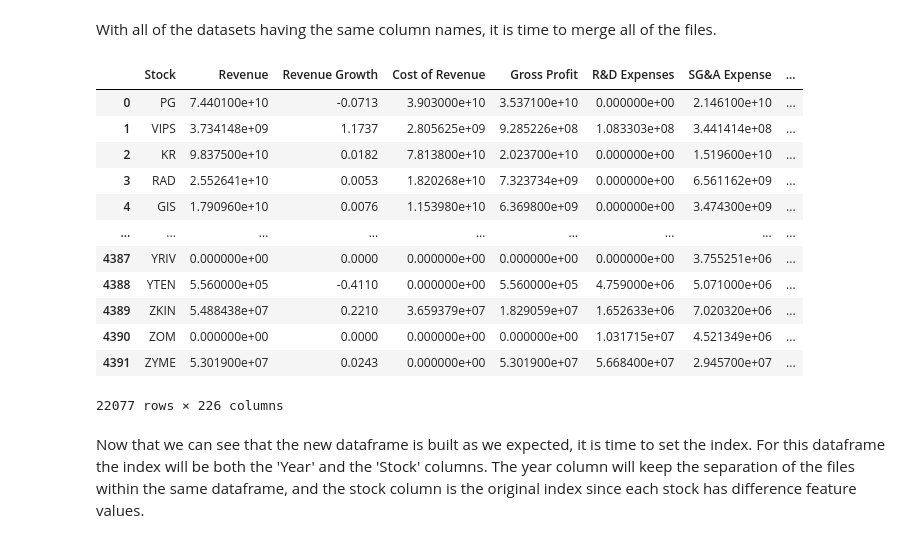
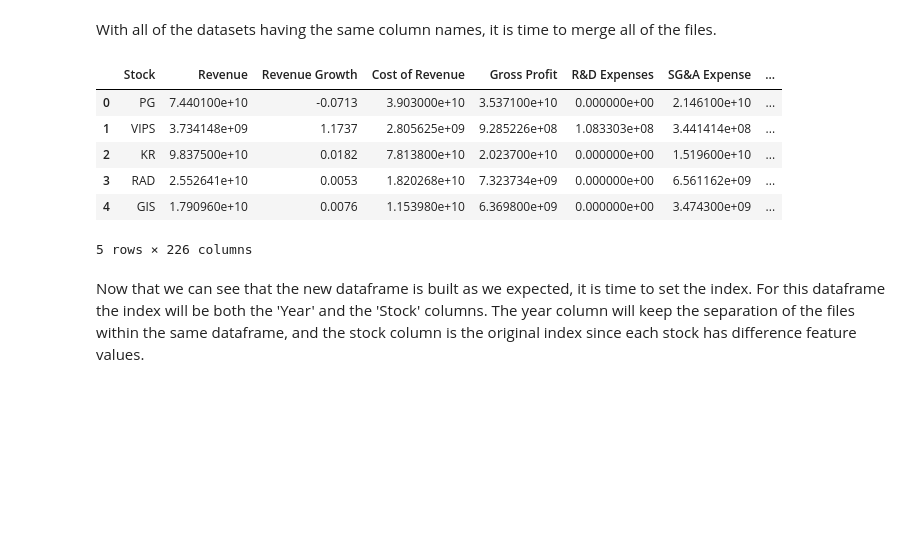
Before and after one commit to leonardo-lealfilho/Springboard, a Jupyter notebook: Capstone Project/Capstone Project.ipynb, the cells around one changed output. Saved outputs shown, nothing was run; the diff lists cells and outputs as text; code cells hidden in the pictures; blank space fills up the shorter version.

```diff
--- a/Capstone Project/Capstone Project.ipynb
+++ b/Capstone Project/Capstone Project.ipynb
@@ -280,21 +237,15 @@ df = df.append(data_frames) # Merging the files dataframes
 # %%
 # Let's check how the new dataframe looks
 
-df
+df.head()
 # %% [output]
 |  | Stock | Revenue | Revenue Growth | Cost of Revenue | Gross Profit | R&D Expenses | SG&A Expense | ... |
 | 0 | PG | 7.440100e+10 | -0.0713 | 3.903000e+10 | 3.537100e+10 | 0.000000e+00 | 2.146100e+10 | ... |
 | 1 | VIPS | 3.734148e+09 | 1.1737 | 2.805625e+09 | 9.285226e+08 | 1.083303e+08 | 3.441414e+08 | ... |
 | 2 | KR | 9.837500e+10 | 0.0182 | 7.813800e+10 | 2.023700e+10 | 0.000000e+00 | 1.519600e+10 | ... |
 | 3 | RAD | 2.552641e+10 | 0.0053 | 1.820268e+10 | 7.323734e+09 | 0.000000e+00 | 6.561162e+09 | ... |
 | 4 | GIS | 1.790960e+10 | 0.0076 | 1.153980e+10 | 6.369800e+09 | 0.000000e+00 | 3.474300e+09 | ... |
-| ... | ... | ... | ... | ... | ... | ... | ... | ... |
-| 4387 | YRIV | 0.000000e+00 | 0.0000 | 0.000000e+00 | 0.000000e+00 | 0.000000e+00 | 3.755251e+06 | ... |
-| 4388 | YTEN | 5.560000e+05 | -0.4110 | 0.000000e+00 | 5.560000e+05 | 4.759000e+06 | 5.071000e+06 | ... |
-| 4389 | ZKIN | 5.488438e+07 | 0.2210 | 3.659379e+07 | 1.829059e+07 | 1.652633e+06 | 7.020320e+06 | ... |
-| 4390 | ZOM | 0.000000e+00 | 0.0000 | 0.000000e+00 | 0.000000e+00 | 1.031715e+07 | 4.521349e+06 | ... |
-| 4391 | ZYME | 5.301900e+07 | 0.0243 | 0.000000e+00 | 5.301900e+07 | 5.668400e+07 | 2.945700e+07 | ... |
-22077 rows × 226 columns
+5 rows × 226 columns
 # %% [markdown]
 Now that we can see that the new dataframe is built as we expected, it is time to set the index.  For this dataframe the index will be both the 'Year' and the 'Stock' columns.  The year column will keep the separation of the files within the same dataframe, and the stock column is the original index since each stock has difference feature values.
 # %%
```
Also changed, not shown: parts of 138 cells of this notebook.
